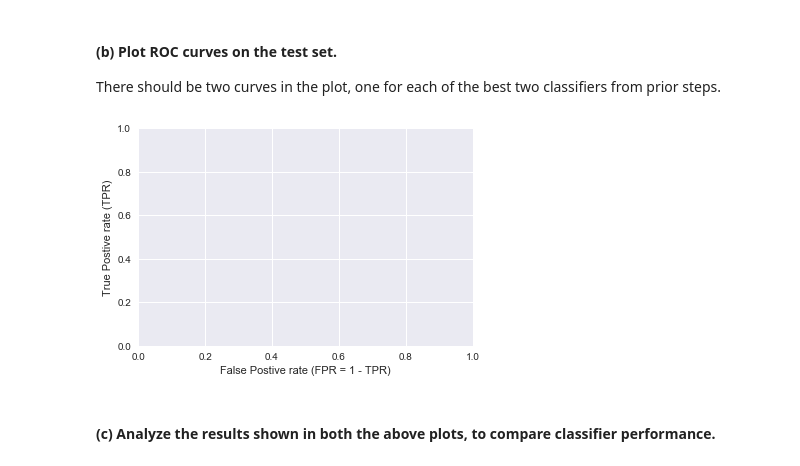
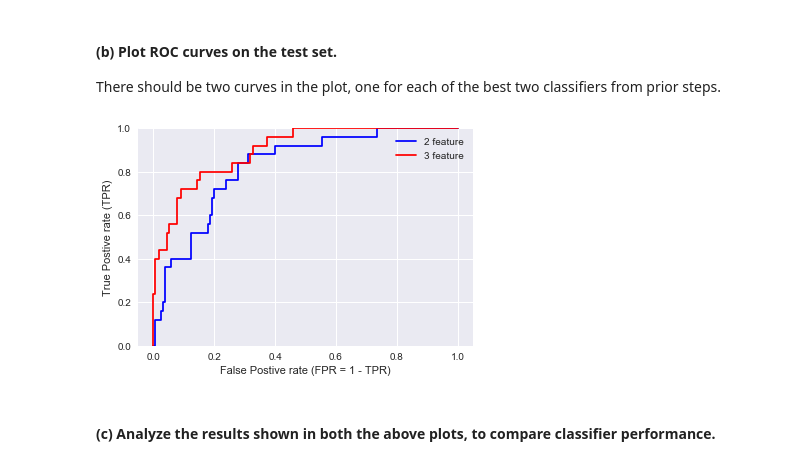
Before and after one commit to drakezhu/comp135_MachineLearning, a Jupyter notebook: hw03/src_and_data/hw03.ipynb, the cells around one changed output. Cells and saved outputs as stored; diff of their text form; code cells hidden in the pictures.

```diff
--- a/hw03/src_and_data/hw03.ipynb
+++ b/hw03/src_and_data/hw03.ipynb
@@ -360,6 +360,6 @@ Validation set log-loss at best C-value: 0.3549
 # %% [markdown]
 #### (b) Plot the performance of the predictions made by the best classifier from step (a) on the validation set.
 # %%
-best_C = C_grid[np.argmin(va_loss_list)]
-LRM = LogisticRegression(C=best_C,solver='liblinear').fit(x_tr_M2, y_tr_M)
+best_C_2 = C_grid[np.argmin(va_loss_list_2)]
+LRM = LogisticRegression(C=best_C_2,solver='liblinear').fit(x_tr_M2, y_tr_M)
 yproba = LRM.predict_proba(x_va_N2)[:,1]
@@ -378,13 +374,13 @@ make_plot_perf_vs_threshold(ytrue_N, yproba)
 Repeat the model generation from **1.4 (a)**, using the full 3-feature data.
 # %%
 # TODO like 1.4 (a), but with 3 features
-tr_loss_list = list()
-va_loss_list = list()
+tr_loss_list_3 = list()
+va_loss_list_3 = list()
 C_grid = np.logspace(-9, 6, 31)
 for C in C_grid:
     tr_loss,va_loss = loss_detection(C,x_tr_M3,y_tr_M,x_va_N3,y_va_N)
-    tr_loss_list.append(tr_loss)
-    va_loss_list.append(va_loss)
+    tr_loss_list_3.append(tr_loss)
+    va_loss_list_3.append(va_loss)
 # %% [markdown]
 #### Plot logistic loss (y-axis) vs. C (x-axis) for the 3-feature classifiers on the training set and validation set.
 
@@ -414,0 +409,7 @@ Validation set log-loss at best C-value: 0.2810
+# %%
+# TODO call make_plot_perf_vs_threshold(...)
+best_C_3 = C_grid[np.argmin(va_loss_list_3)]
+LRM = LogisticRegression(C=best_C_3,solver='liblinear').fit(x_tr_M3, y_tr_M)
+yproba = LRM.predict_proba(x_va_N3)[:,1]
+
+make_plot_perf_vs_threshold(ytrue_N, yproba)
@@ -432,14 +447,26 @@ plt.ylabel("True Postive rate (TPR)");
 #### (b) Plot ROC curves on the test set.
 
 There should be two curves in the plot, one for each of the best two classifiers from prior steps.
+# %%
+LRM = LogisticRegression(C=best_C_2,solver='liblinear').fit(x_tr_M2, y_tr_M)
+yproba_te_2 = LRM.predict_proba(x_te_N2)[:,1]
+LRM = LogisticRegression(C=best_C_3,solver='liblinear').fit(x_tr_M3, y_tr_M)
+yproba_te_3 = LRM.predict_proba(x_te_N3)[:,1]
+
+fpr_te_2, tpr_te_2, thresholds_te_2 = sklearn.metrics.roc_curve(y_te_N, yproba_te_2)
+fpr_te_3, tpr_te_3, thresholds_te_3 = sklearn.metrics.roc_curve(y_te_N, yproba_te_3)
 # %%
 # TODO something like: fpr, tpr, thr = sklearn.metrics.roc_curve(...)
 
 plt.ylim([0, 1]);
+plt.plot(fpr_te_2,tpr_te_2, color='blue',label = "2 feature")
+plt.plot(fpr_te_3,tpr_te_3, color='red',label = "3 feature")
 plt.xlabel("False Postive rate (FPR = 1 - TPR)");
 plt.ylabel("True Postive rate (TPR)");
+plt.legend()
+plt.show()
 # %% [output]
-[figure, old version]
+[figure, new version]
 # %% [markdown]
 #### (c) Analyze the results shown in both the above plots, to compare classifier performance.
 # %% [markdown]
```
Also changed, not shown: parts of 9 cells of this notebook.
